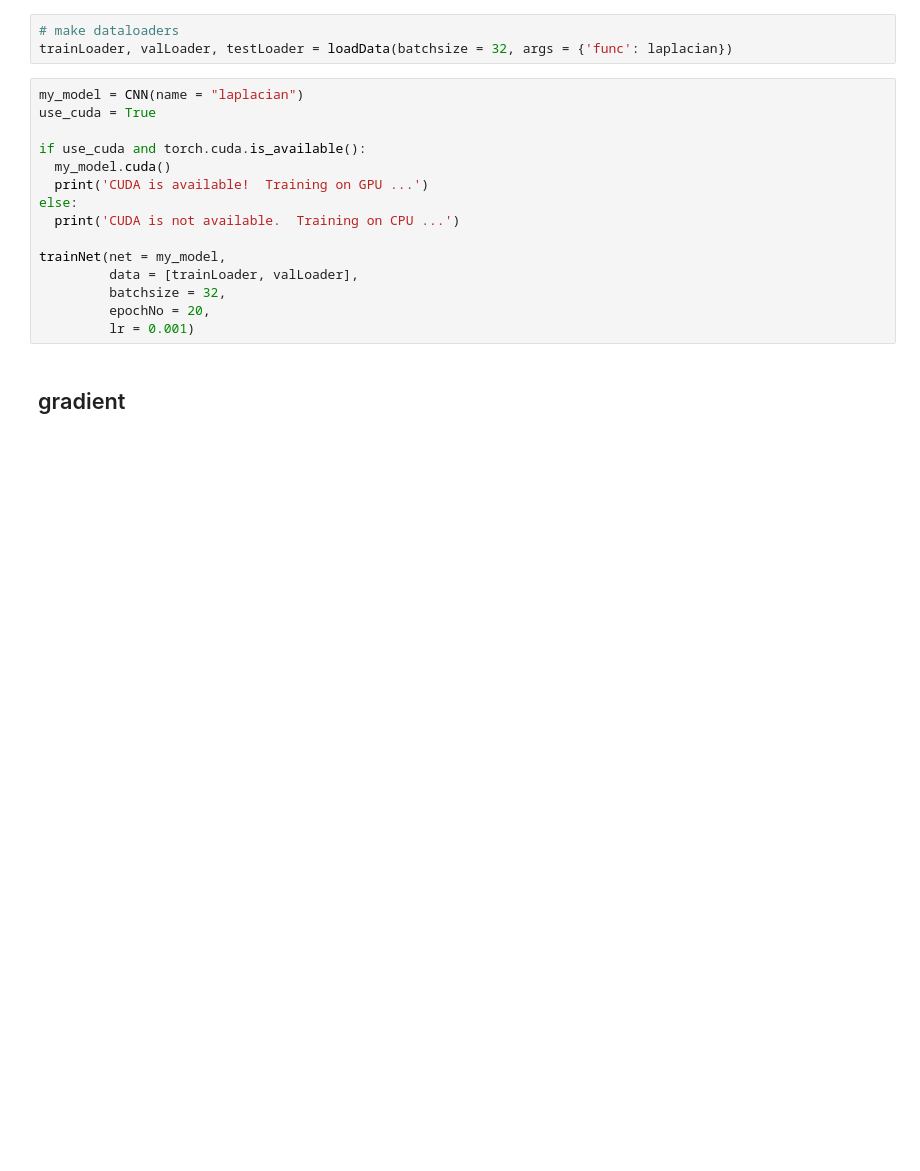
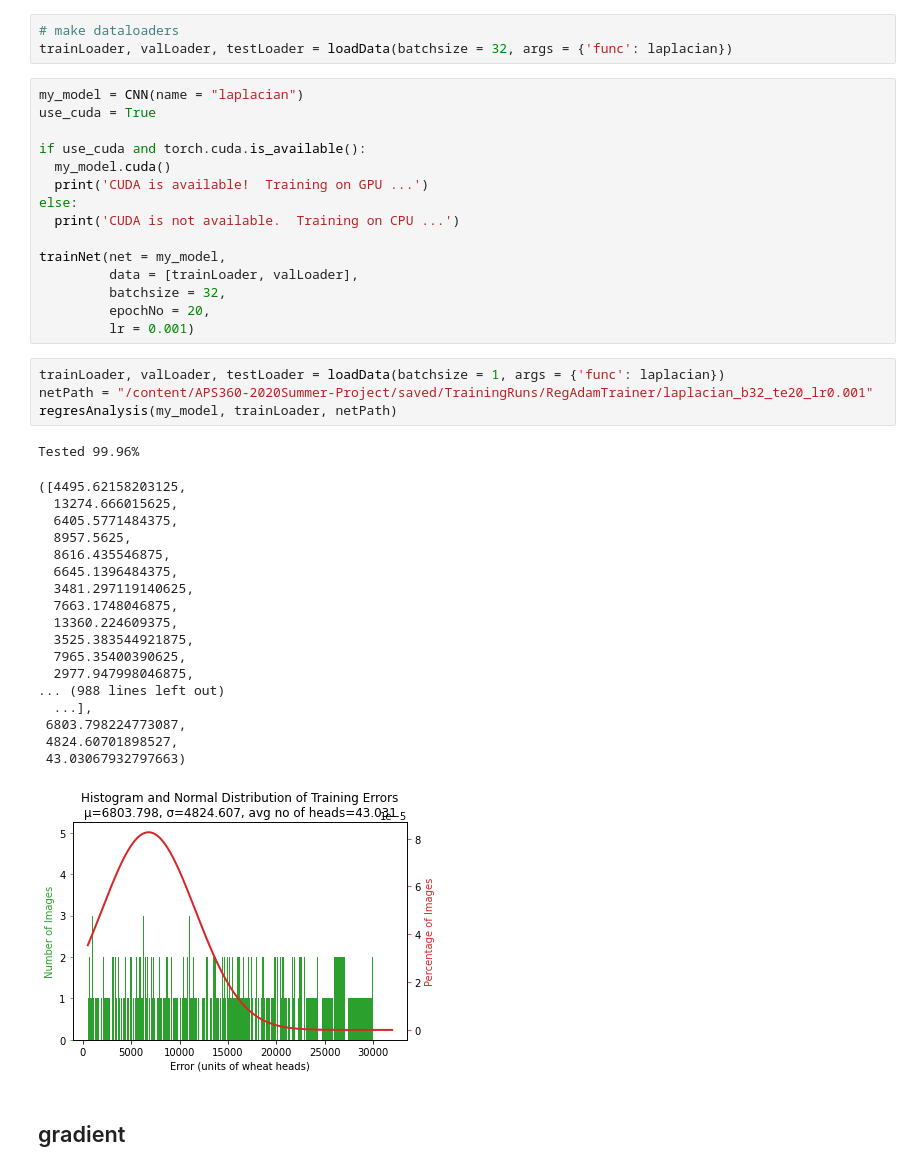
Before and after one commit to GerryChen117/2020-Summer-APS360-Project, a Jupyter notebook: model/openCVModels.ipynb, the cells around one changed output. Cells and saved outputs as stored; diff of their text form; blank space fills up the shorter version.

```diff
--- a/model/openCVModels.ipynb
+++ b/model/openCVModels.ipynb
@@ -100,6 +151,30 @@ trainNet(net = my_model,
          batchsize = 32,
          epochNo = 20,
          lr = 0.001)
+# %%
+trainLoader, valLoader, testLoader = loadData(batchsize = 1, args = {'func': laplacian})
+netPath = "/content/APS360-2020Summer-Project/saved/TrainingRuns/RegAdamTrainer/laplacian_b32_te20_lr0.001"
+regresAnalysis(my_model, trainLoader, netPath)
+# %% [output]
+Tested 99.96%
+([4495.62158203125,
+  13274.666015625,
+  6405.5771484375,
+  8957.5625,
+  8616.435546875,
+  6645.1396484375,
+  3481.297119140625,
+  7663.1748046875,
+  13360.224609375,
+  3525.383544921875,
+  7965.35400390625,
+  2977.947998046875,
+... (988 lines left out)
+  ...],
+ 6803.798224773087,
+ 4824.60701898527,
+ 43.03067932797663)
+[figure, added]
 # %% [markdown]
 ## gradient
 # %%
```
Also changed, not shown: parts of 18 cells of this notebook, 52 other files.
